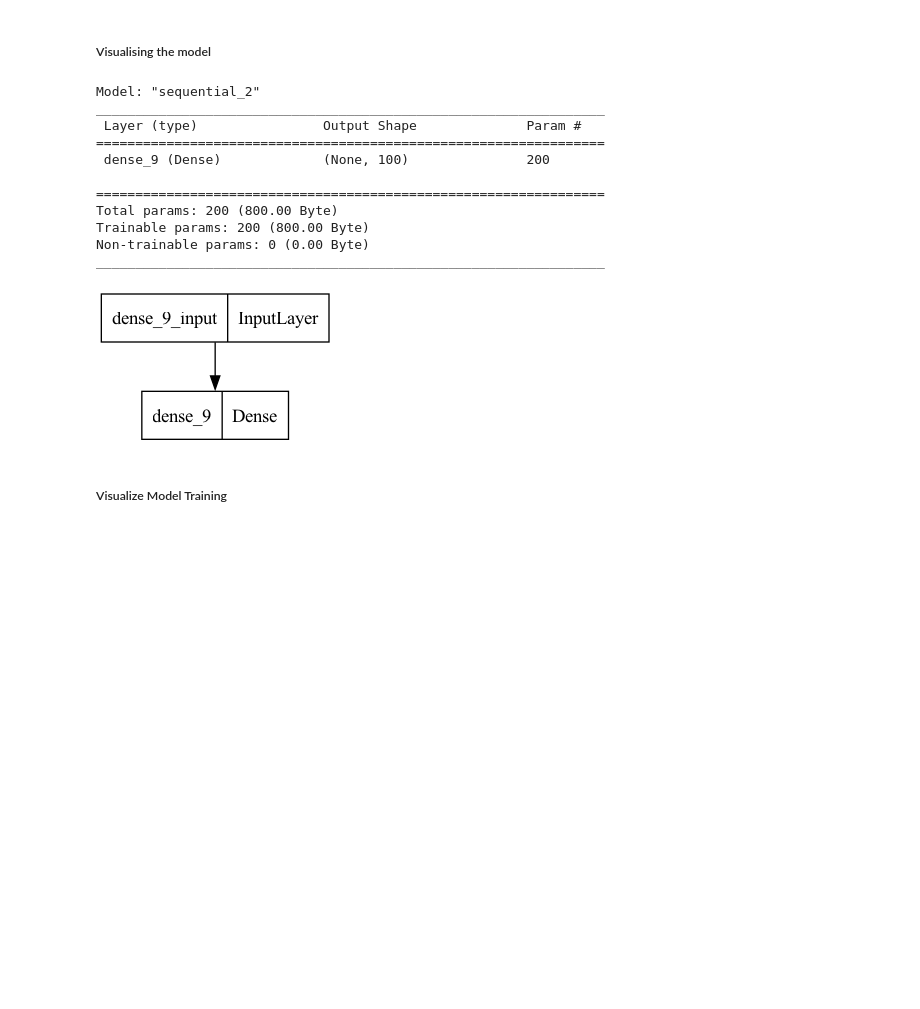
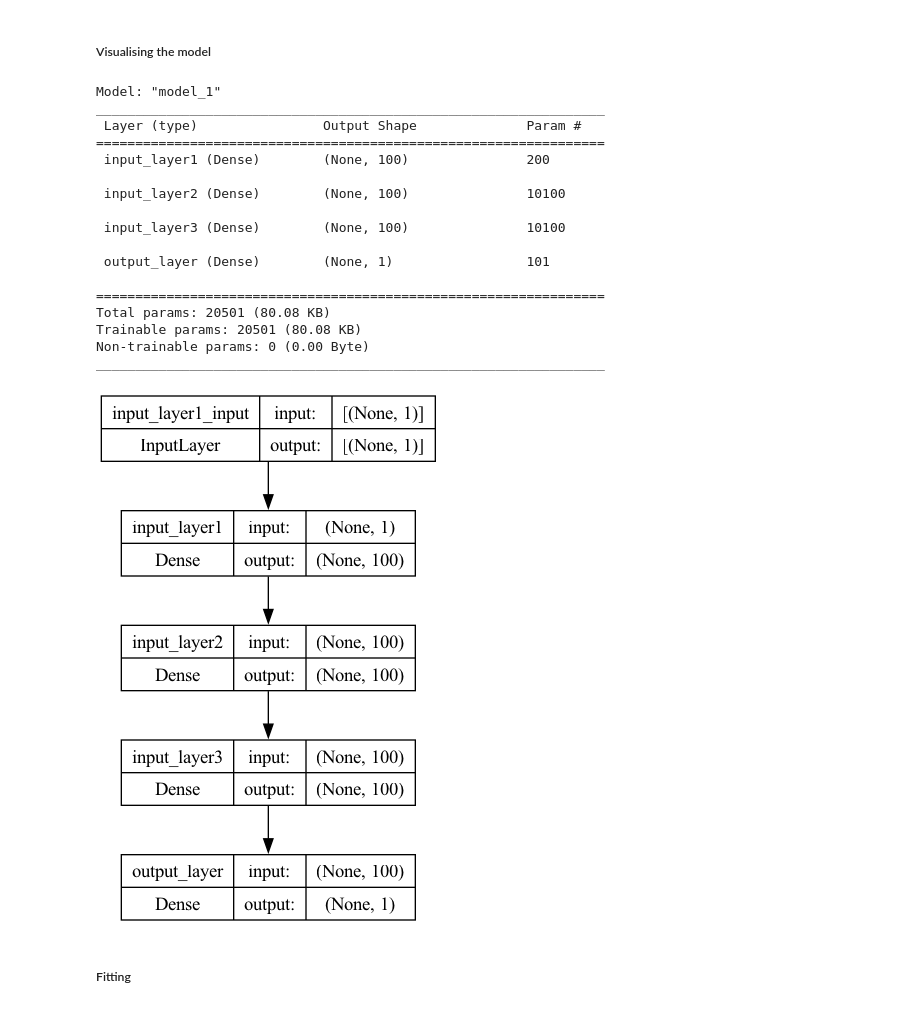
Before and after one commit to MerleSt/Learning_Deep_Learning, a Jupyter notebook: Notebooks/01_neural_network_regression_with_tensorflow.ipynb, the cells around one changed output. Cells and saved outputs as stored; diff of their text form; code cells hidden in the pictures; blank space fills up the shorter version.

```diff
--- a/Notebooks/01_neural_network_regression_with_tensorflow.ipynb
+++ b/Notebooks/01_neural_network_regression_with_tensorflow.ipynb
@@ -148,31 +149,39 @@ plt.legend();
 # Let's create a model that builds automatically
 tf.random.set_seed(42)
 model = tf.keras.Sequential([
-    tf.keras.layers.Dense(100, input_shape=[1])
-])
+    tf.keras.layers.Dense(100, input_shape=[1], name='input_layer1', activation='relu'),
+    tf.keras.layers.Dense(100, name='input_layer2', activation='relu'),
+    tf.keras.layers.Dense(100, name='input_layer3', activation='relu'),
+    tf.keras.layers.Dense(1, name='output_layer')
+], name= 'model_1')
 
 model.compile(loss=tf.keras.losses.mae,
-              optimizer = tf.keras.optimizers.legacy.SGD(),
+              optimizer = tf.keras.optimizers.legacy.Adam(learning_rate=0.001),
               metrics=['mae'])
 # %%
 model.summary()
 # %% [output]
-Model: "sequential_2"
+Model: "model_1"
 _________________________________________________________________
  Layer (type)                Output Shape              Param #
 =================================================================
- dense_9 (Dense)             (None, 100)               200
+ input_layer1 (Dense)        (None, 100)               200
+
+ input_layer2 (Dense)        (None, 100)               10100
+
+ input_layer3 (Dense)        (None, 100)               10100
+
+ output_layer (Dense)        (None, 1)                 101
 
 =================================================================
-Total params: 200 (800.00 Byte)
-Trainable params: 200 (800.00 Byte)
+Total params: 20501 (80.08 KB)
+Trainable params: 20501 (80.08 KB)
 Non-trainable params: 0 (0.00 Byte)
 _________________________________________________________________
 # %%
-from tensorflow.keras.utils import plot_model
-plot_model(model=model)
+plot_model(model=model, show_shapes=True)
 # %% [output]
-[figure, old version]
+[figure, new version]
 # %% [markdown]
-##### Visualize Model Training
+##### Fitting
 # %%
```
Also changed, not shown: parts of 12 cells of this notebook, 1 other file.
